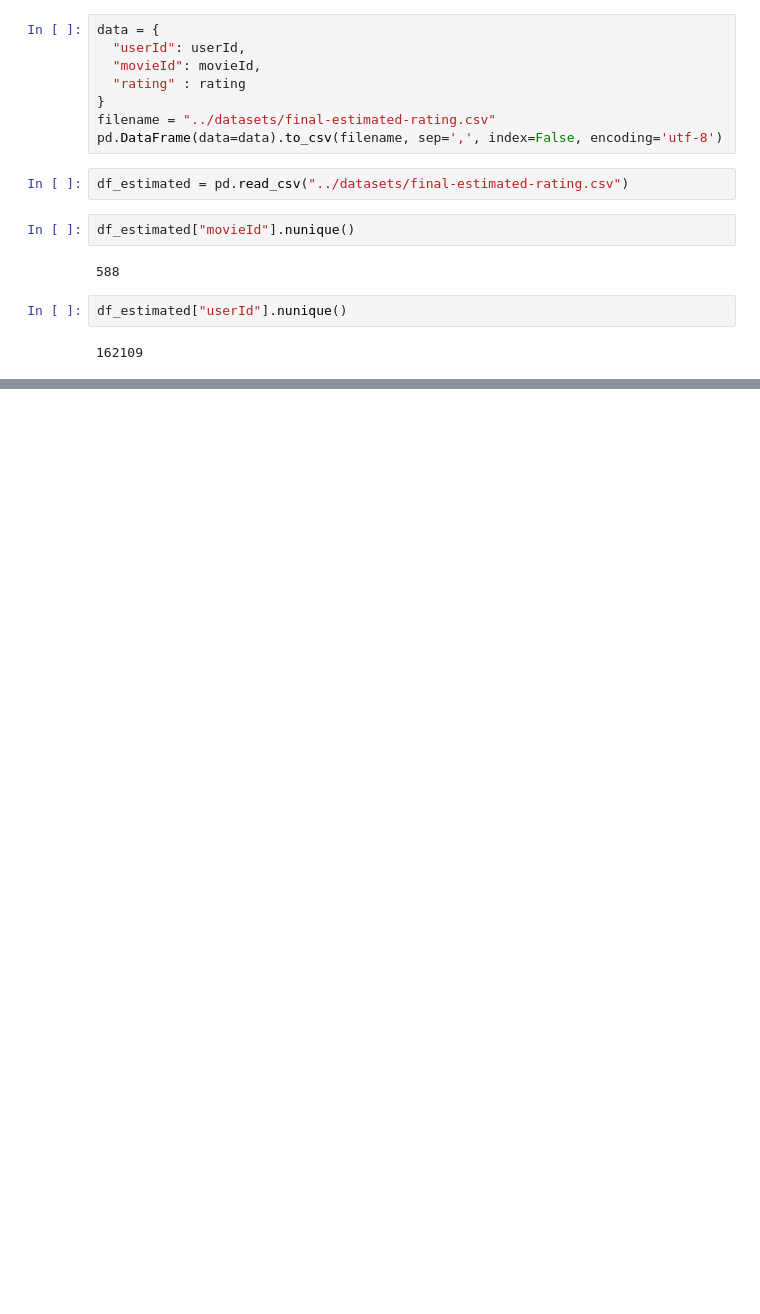
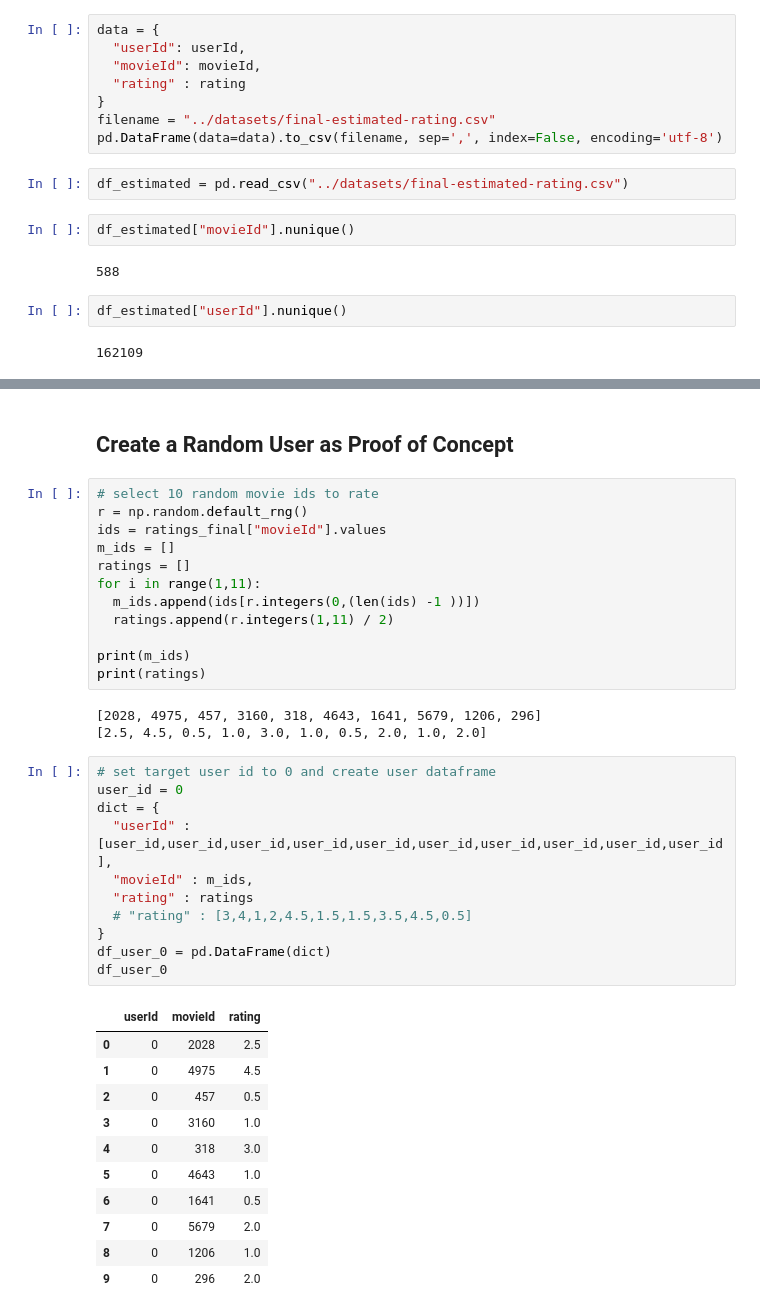
Before and after one commit to IC2020341/Capstone_Project, a Jupyter notebook: Jupyter Notebook/Capstone Project Jupyter Notebook.ipynb, the cells around one changed output, grey strips where cells are left out. Saved outputs shown, nothing was run; the diff lists cells and outputs as text; blank space fills up the shorter version.

Commit message:
Addition of Cosine Similarity and Proof of Concept with Random User

```diff
--- a/Jupyter Notebook/Capstone Project Jupyter Notebook.ipynb
+++ b/Jupyter Notebook/Capstone Project Jupyter Notebook.ipynb
@@ -1061,0 +1085,40 @@ df_estimated["userId"].nunique()
+# %% [markdown]
+## Create a Random User as Proof of Concept
+# %%
+# select 10 random movie ids to rate
+r = np.random.default_rng()
+ids = ratings_final["movieId"].values
+m_ids = []
+ratings = []
+for i in range(1,11):
+  m_ids.append(ids[r.integers(0,(len(ids) -1 ))])
+  ratings.append(r.integers(1,11) / 2)
+
+print(m_ids)
+print(ratings)
+# %% [output]
+[2028, 4975, 457, 3160, 318, 4643, 1641, 5679, 1206, 296]
+[2.5, 4.5, 0.5, 1.0, 3.0, 1.0, 0.5, 2.0, 1.0, 2.0]
+# %%
+# set target user id to 0 and create user dataframe
+user_id = 0
+dict = {
+  "userId" : [user_id,user_id,user_id,user_id,user_id,user_id,user_id,user_id,user_id,user_id],
+  "movieId" : m_ids,
+  "rating" : ratings
+  # "rating" : [3,4,1,2,4.5,1.5,1.5,3.5,4.5,0.5]
+}
+df_user_0 = pd.DataFrame(dict)
+df_user_0
+# %% [output]
+|  | userId | movieId | rating |
+| 0 | 0 | 2028 | 2.5 |
+| 1 | 0 | 4975 | 4.5 |
+| 2 | 0 | 457 | 0.5 |
+| 3 | 0 | 3160 | 1.0 |
+| 4 | 0 | 318 | 3.0 |
+| 5 | 0 | 4643 | 1.0 |
+| 6 | 0 | 1641 | 0.5 |
+| 7 | 0 | 5679 | 2.0 |
+| 8 | 0 | 1206 | 1.0 |
+| 9 | 0 | 296 | 2.0 |
```
Also changed, not shown: parts of 5 cells of this notebook.
